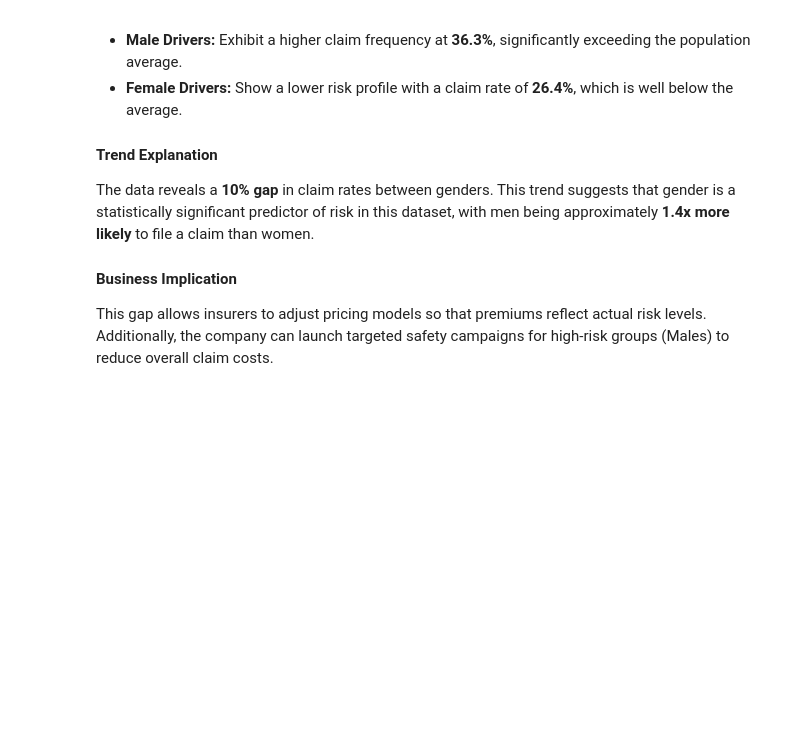
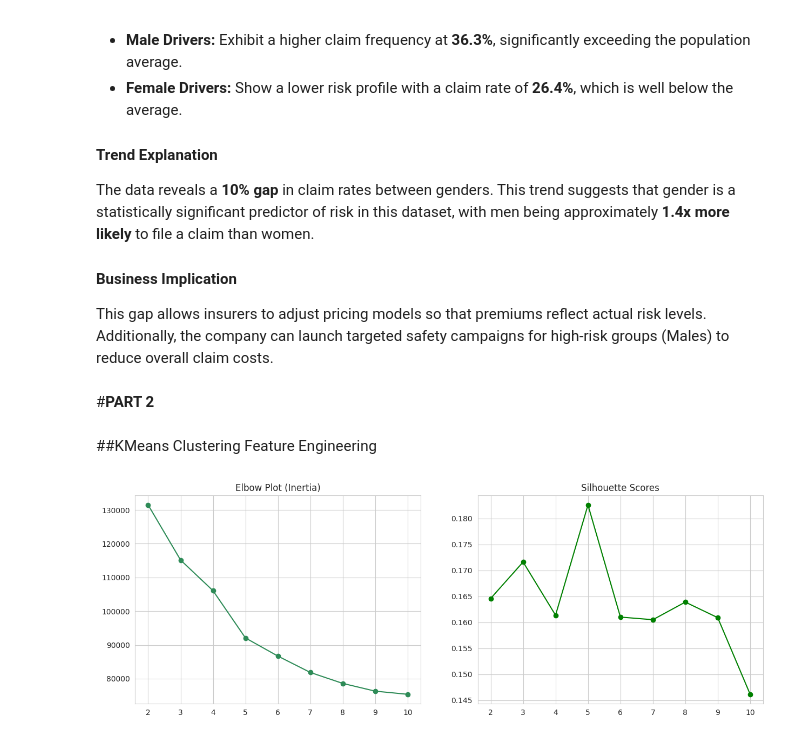
Before and after one commit to dohaalnabahin/Car-Insurance-Claims-Prediction, a Jupyter notebook: Projec__4_part_1.ipynb, the cells around one changed output. Saved outputs shown, nothing was run; the diff lists cells and outputs as text; code cells hidden in the pictures; blank space fills up the shorter version.

```diff
--- a/Projec__4_part_1.ipynb
+++ b/Projec__4_part_1.ipynb
@@ -450,12 +454,14 @@ X_train, X_test, y_train, y_test = train_test_split(X, y, random_state=42)
 # %% [markdown]
 #**Step 10 — Preprocessing Pipeline**
 # %%
-from sklearn.preprocessing import OrdinalEncoder
+from sklearn.preprocessing import OrdinalEncoder, StandardScaler, OneHotEncoder
+from sklearn.impute import SimpleImputer
+from sklearn.pipeline import make_pipeline
+from sklearn.compose import ColumnTransformer
 
-# Numerical columns
+# 1. تحديد الأعمدة بناءً على أنواعها
 num_cols = X_train.select_dtypes('number').columns.tolist()
 
-# Ordinal columns (have natural order)
 ordinal_cols = ['AGE', 'DRIVING_EXPERIENCE', 'EDUCATION',
                 'INCOME', 'VEHICLE_YEAR']
 
@@ -467,7 +473,6 @@ ordinal_categories = [
     ['before 2015', 'after 2015']
 ]
 
-# OneHot columns (no order)
 ohe_cols = ['GENDER', 'RACE', 'VEHICLE_TYPE']
 
 # Numerical Pipeline
@@ -479,21 +484,26 @@ num_pipe = make_pipeline(
 # Ordinal Pipeline
 ord_pipe = make_pipeline(
     SimpleImputer(strategy='most_frequent'),
-    OrdinalEncoder(categories=ordinal_categories)
+    OrdinalEncoder(categories=ordinal_categories),
+    StandardScaler()
 )
 
 # OneHot Pipeline
 ohe_pipe = make_pipeline(
     SimpleImputer(strategy='most_frequent'),
-    OneHotEncoder(handle_unknown='ignore', sparse_output=False)
+    OneHotEncoder(handle_unknown='ignore', sparse_output=False),
+    StandardScaler()
 )
 
-# Column Transformer
+# 3.ColumnTransformer
 preprocessor = ColumnTransformer([
     ('num', num_pipe, num_cols),
     ('ord', ord_pipe, ordinal_cols),
     ('cat', ohe_pipe, ohe_cols)
 ])
+
+X_train_scaled = preprocessor.fit_transform(X_train)
+X_test_scaled = preprocessor.transform(X_test)
 # %% [markdown]
 #**Step 11 — Default Model**
 # %%
@@ -689,3 +699,30 @@ The data reveals a **10% gap** in claim rates between genders. This trend sugges
 
 #### **Business Implication**
 This gap allows insurers to adjust pricing models so that premiums reflect actual risk levels. Additionally, the company can launch targeted safety campaigns for high-risk groups (Males) to reduce overall claim costs.
+# %% [markdown]
+#**PART 2**
+# %% [markdown]
+##KMeans Clustering Feature Engineering
+# %%
+import matplotlib.pyplot as plt
+from sklearn.metrics import silhouette_score
+from sklearn.cluster import KMeans
+
+ks = range(2, 11)
+sils = []
+inertias = []
+
+for k in ks:
+    kmeans = KMeans(n_clusters=k, n_init=10, random_state=42)
+    kmeans.fit(X_train_scaled )
+    sils.append(silhouette_score(X_train_scaled , kmeans.labels_))
+    inertias.append(kmeans.inertia_)
+
+fig, ax = plt.subplots(1, 2, figsize=(15, 5))
+ax[1].plot(ks, sils, marker='o', color='green')
+ax[1].set_title('Silhouette Scores')
+ax[0].plot(ks, inertias, marker='o', color='seagreen')
+ax[0].set_title('Elbow Plot (Inertia)')
+plt.show()
+# %% [output]
+[figure, added]
```
Also changed, not shown: parts of 15 cells of this notebook.
